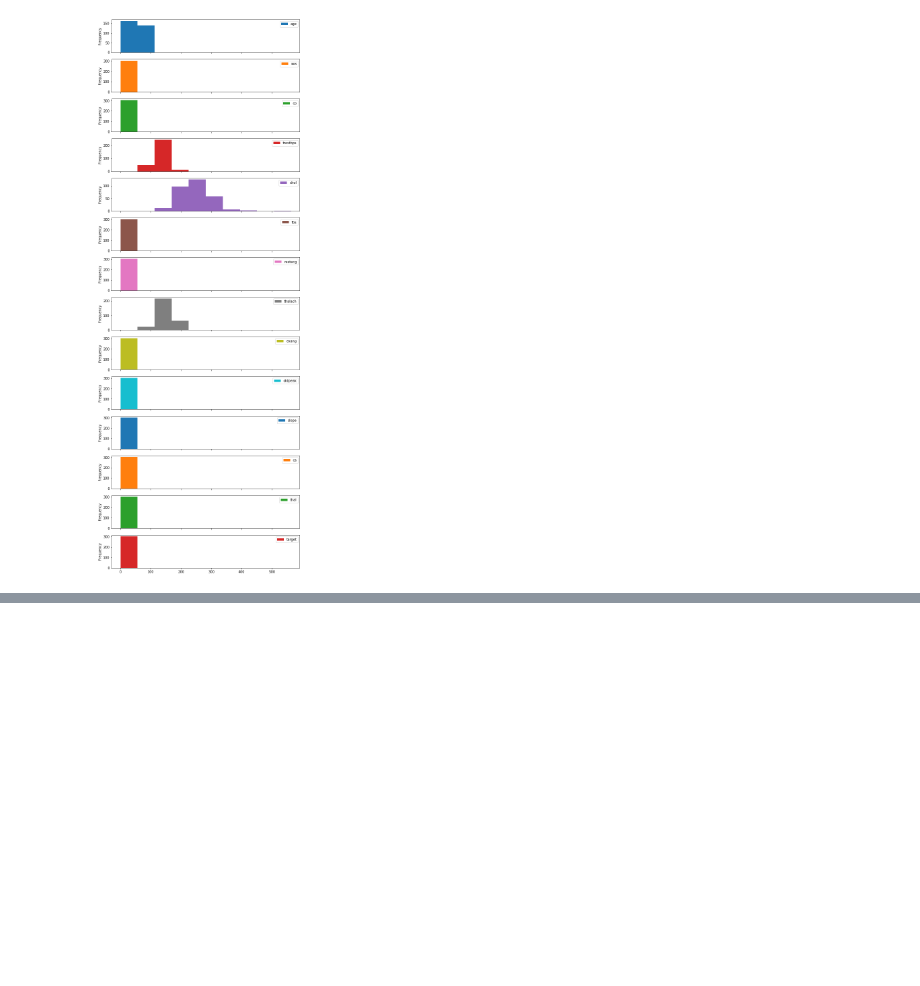
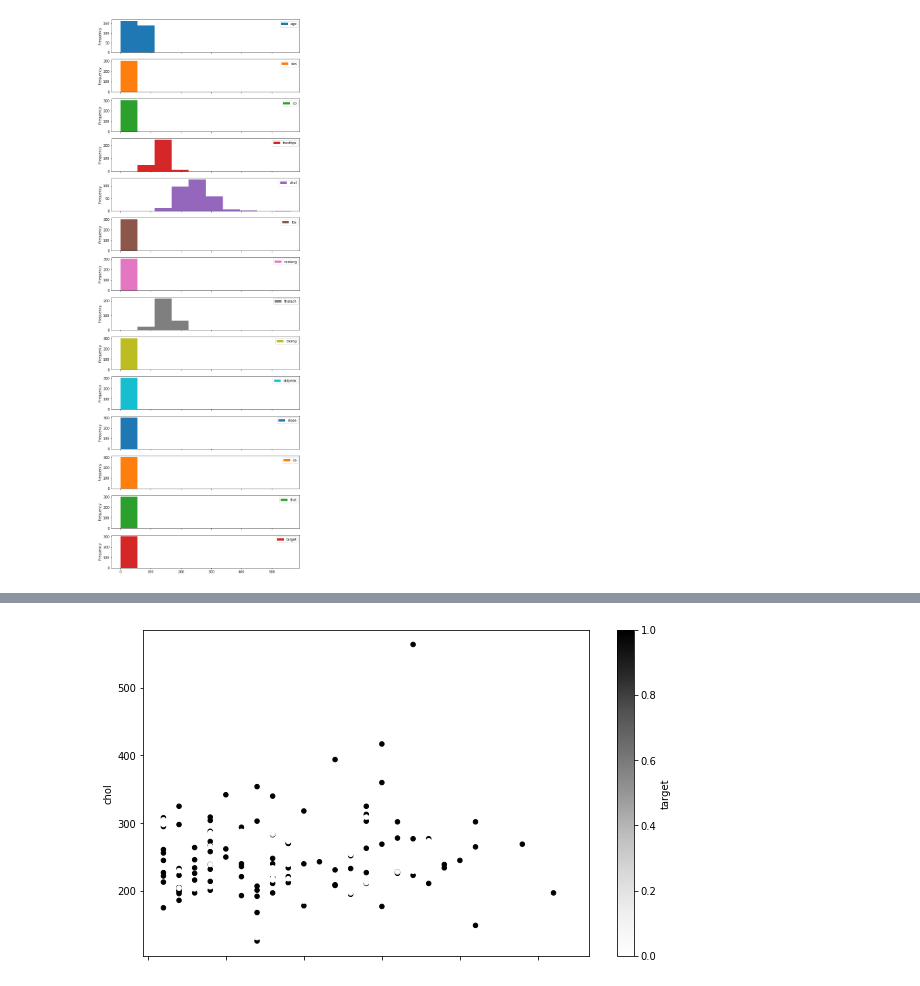
Before and after one commit to faridhuseynov/Udemy_ZTM, a Jupyter notebook: Matplot.ipynb, the cells around one changed output, grey strips where cells are left out. Drawn from its saved outputs; the diff is of its cells as text; code cells hidden in the pictures; blank space fills up the shorter version.

```diff
--- a/Matplot.ipynb
+++ b/Matplot.ipynb
@@ -41,3 +41,6 @@ df['chol'].plot.hist();
 df.plot.hist(subplots=True, figsize=(10,30));
 # %% [output]
 [figure]
+# %%
+over_50 = df[df['age']>50]
+over_50.head()
@@ -43,0 +54,5 @@ df.plot.hist(subplots=True, figsize=(10,30));
+# %%
+## Pyplot method
+over_50.plot(kind='scatter', x='age',y='chol',c='target',figsize=(10,6));
+# %% [output]
+[figure, added]
```
Also changed, not shown: parts of 9 cells of this notebook, 3 other files.
